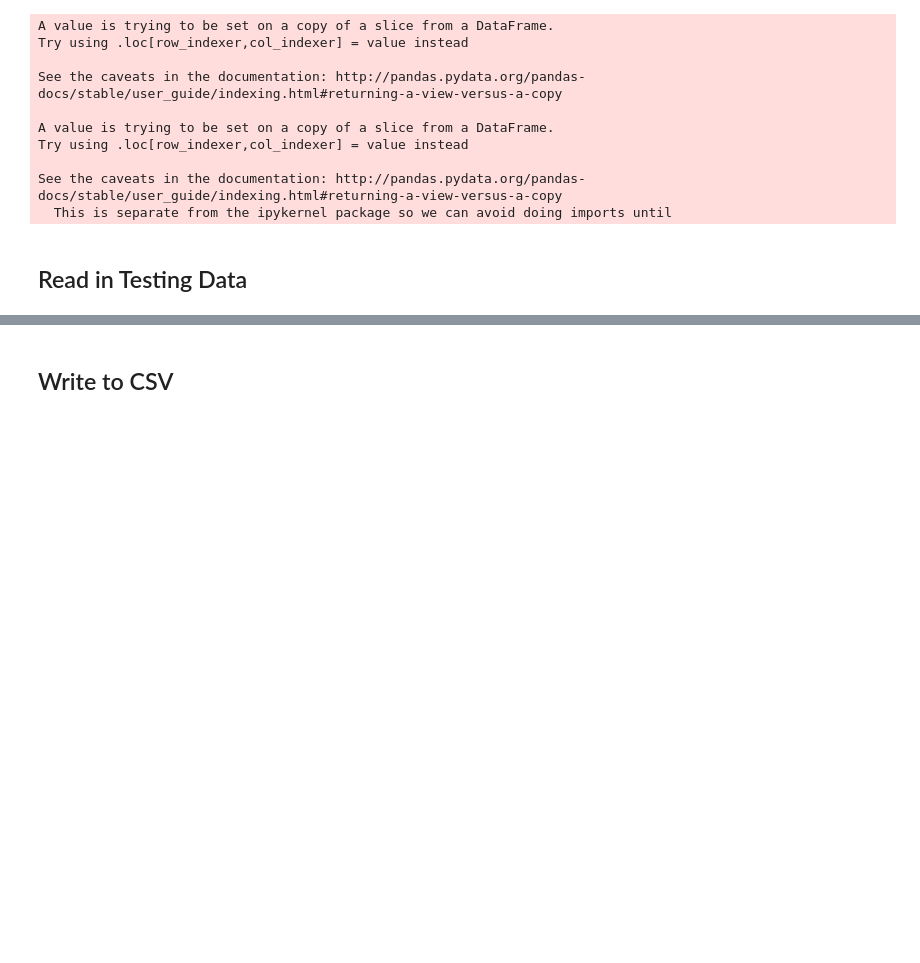
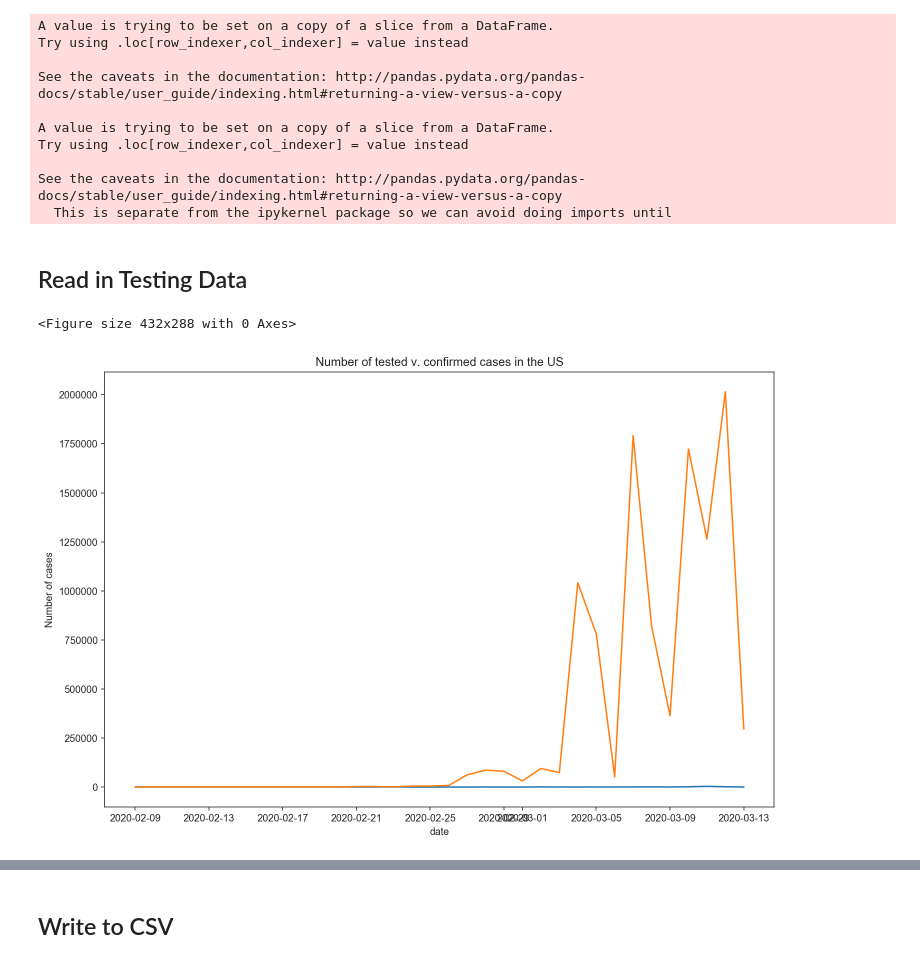
Before and after one commit to veeps/covid_tests, a Jupyter notebook: code/002_EDA.ipynb, the cells around one changed output, grey strips where cells are left out. Cells and saved outputs as stored; diff of their text form; code cells hidden in the pictures; blank space fills up the shorter version.

```diff
--- a/code/002_EDA.ipynb
+++ b/code/002_EDA.ipynb
@@ -5,7 +5,8 @@ import pandas as pd
 import seaborn as sns
 import matplotlib.pyplot as plt
 %config InlineBackend.figure_format = 'retina'
-plt.style.use('fivethirtyeight')
+#plt.style.use('fivethirtyeight')
+sns.set_style("whitegrid")
 # %% [markdown]
 ### Generate a list of dates
 # %% [markdown]
@@ -81,4 +85,16 @@ testing_cases = pd.merge(left = testing, right = cases, on = "date")
 # %%
 # Filling NA Values with value from the previous day
 testing_cases = testing_cases.fillna(method='ffill')
+# %%
+# Plot testing v. confirmed cases in the US
+sns.set_style("ticks")
+sns.despine()
+plt.figure(figsize=(12,8))
+ax = sns.lineplot(x="date", y="US_confirmed_cases", data=testing_cases)
+ax = sns.lineplot(x="date", y="US_tests", data=testing_cases)
+plt.title("Number of tested v. confirmed cases in the US")
+plt.ylabel("Number of cases");
+# %% [output]
+<Figure size 432x288 with 0 Axes>
+[figure, added]
 # %%
```
Also changed, not shown: parts of 8 cells of this notebook, 8 other files.
